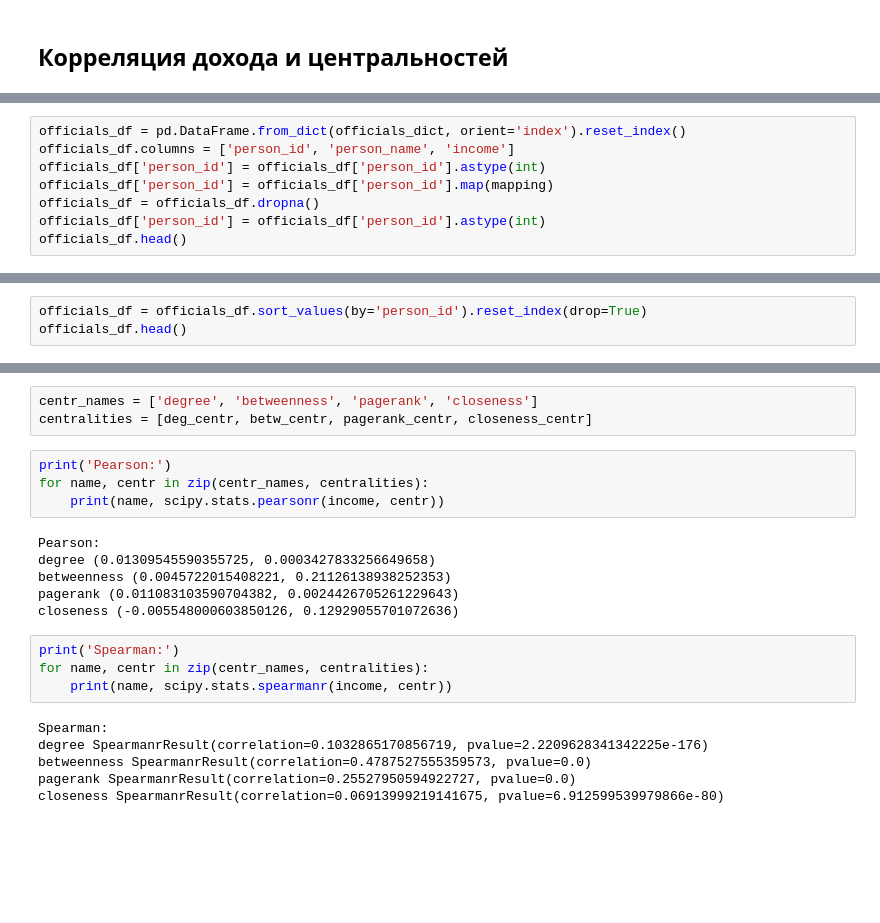
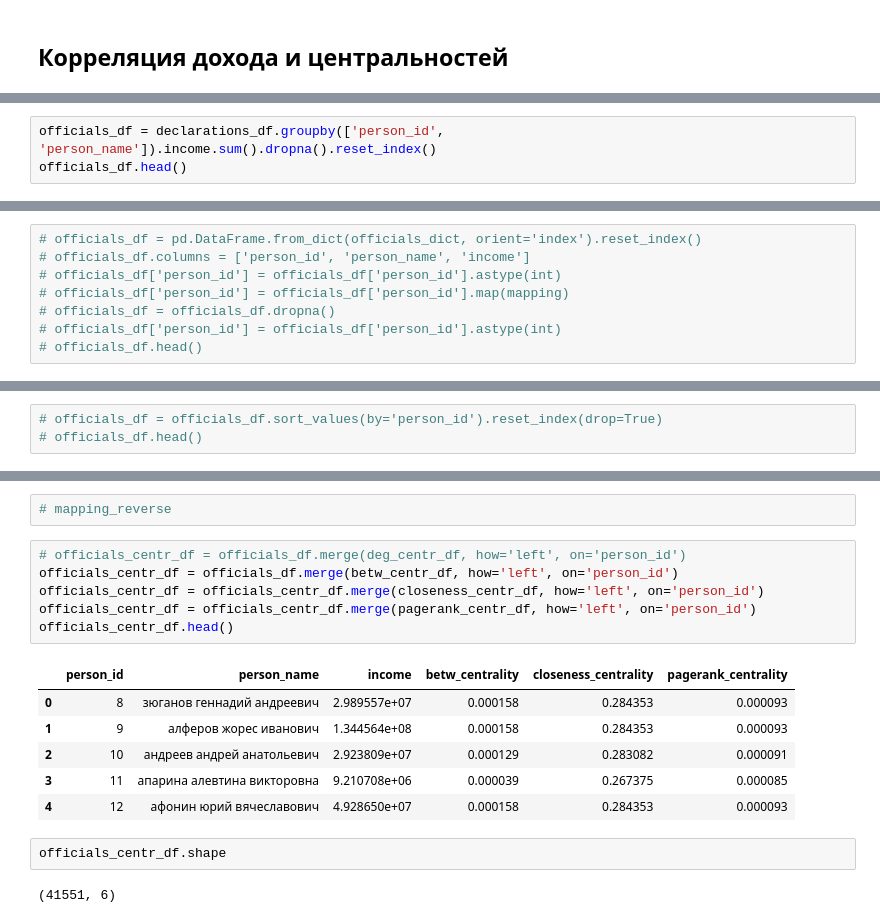
Before and after one commit to mikhmakarov/officials_network, a Jupyter notebook: analyse_graph.ipynb, the cells around one changed output, grey strips where cells are left out. Cells and saved outputs as stored; diff of their text form; blank space fills up the shorter version.

```diff
--- a/analyse_graph.ipynb
+++ b/analyse_graph.ipynb
@@ -198,0 +323,3 @@ with open('data/officials.json') as inp_file:
+# %%
+officials_df = declarations_df.groupby(['person_id', 'person_name']).income.sum().dropna().reset_index()
+officials_df.head()
@@ -199,8 +333,8 @@ with open('data/officials.json') as inp_file:
 # %%
-officials_df = pd.DataFrame.from_dict(officials_dict, orient='index').reset_index()
-officials_df.columns = ['person_id', 'person_name', 'income']
-officials_df['person_id'] = officials_df['person_id'].astype(int)
-officials_df['person_id'] = officials_df['person_id'].map(mapping)
-officials_df = officials_df.dropna()
-officials_df['person_id'] = officials_df['person_id'].astype(int)
-officials_df.head()
+# officials_df = pd.DataFrame.from_dict(officials_dict, orient='index').reset_index()
+# officials_df.columns = ['person_id', 'person_name', 'income']
+# officials_df['person_id'] = officials_df['person_id'].astype(int)
+# officials_df['person_id'] = officials_df['person_id'].map(mapping)
+# officials_df = officials_df.dropna()
+# officials_df['person_id'] = officials_df['person_id'].astype(int)
+# officials_df.head()
@@ -214,3 +341,3 @@ officials_df.head()
 # %%
-officials_df = officials_df.sort_values(by='person_id').reset_index(drop=True)
-officials_df.head()
+# officials_df = officials_df.sort_values(by='person_id').reset_index(drop=True)
+# officials_df.head()
@@ -224,23 +344,19 @@ officials_df.head()
-# %%
-centr_names = ['degree', 'betweenness', 'pagerank', 'closeness']
-centralities = [deg_centr, betw_centr, pagerank_centr, closeness_centr]
-# %%
-print('Pearson:')
-for name, centr in zip(centr_names, centralities):
-    print(name, scipy.stats.pearsonr(income, centr))
-# %% [output]
-Pearson:
-degree (0.01309545590355725, 0.0003427833256649658)
-betweenness (0.0045722015408221, 0.21126138938252353)
-pagerank (0.011083103590704382, 0.0024426705261229643)
-closeness (-0.005548000603850126, 0.12929055701072636)
-# %%
-print('Spearman:')
-for name, centr in zip(centr_names, centralities):
-    print(name, scipy.stats.spearmanr(income, centr))
-# %% [output]
-Spearman:
-degree SpearmanrResult(correlation=0.1032865170856719, pvalue=2.2209628341342225e-176)
-betweenness SpearmanrResult(correlation=0.4787527555359573, pvalue=0.0)
-pagerank SpearmanrResult(correlation=0.25527950594922727, pvalue=0.0)
-closeness SpearmanrResult(correlation=0.06913999219141675, pvalue=6.912599539979866e-80)
+# %%
+# mapping_reverse
+# %%
+# officials_centr_df = officials_df.merge(deg_centr_df, how='left', on='person_id')
+officials_centr_df = officials_df.merge(betw_centr_df, how='left', on='person_id')
+officials_centr_df = officials_centr_df.merge(closeness_centr_df, how='left', on='person_id')
+officials_centr_df = officials_centr_df.merge(pagerank_centr_df, how='left', on='person_id')
+officials_centr_df.head()
+# %% [output]
+|  | person_id | person_name | income | betw_centrality | closeness_centrality | pagerank_centrality |
+| 0 | 8 | зюганов геннадий андреевич | 2.989557e+07 | 0.000158 | 0.284353 | 0.000093 |
+| 1 | 9 | алферов жорес иванович | 1.344564e+08 | 0.000158 | 0.284353 | 0.000093 |
+| 2 | 10 | андреев андрей анатольевич | 2.923809e+07 | 0.000129 | 0.283082 | 0.000091 |
+| 3 | 11 | апарина алевтина викторовна | 9.210708e+06 | 0.000039 | 0.267375 | 0.000085 |
+| 4 | 12 | афонин юрий вячеславович | 4.928650e+07 | 0.000158 | 0.284353 | 0.000093 |
+# %%
+officials_centr_df.shape
+# %% [output]
+(41551, 6)
```
Also changed, not shown: parts of 52 cells of this notebook, 4 other files.
